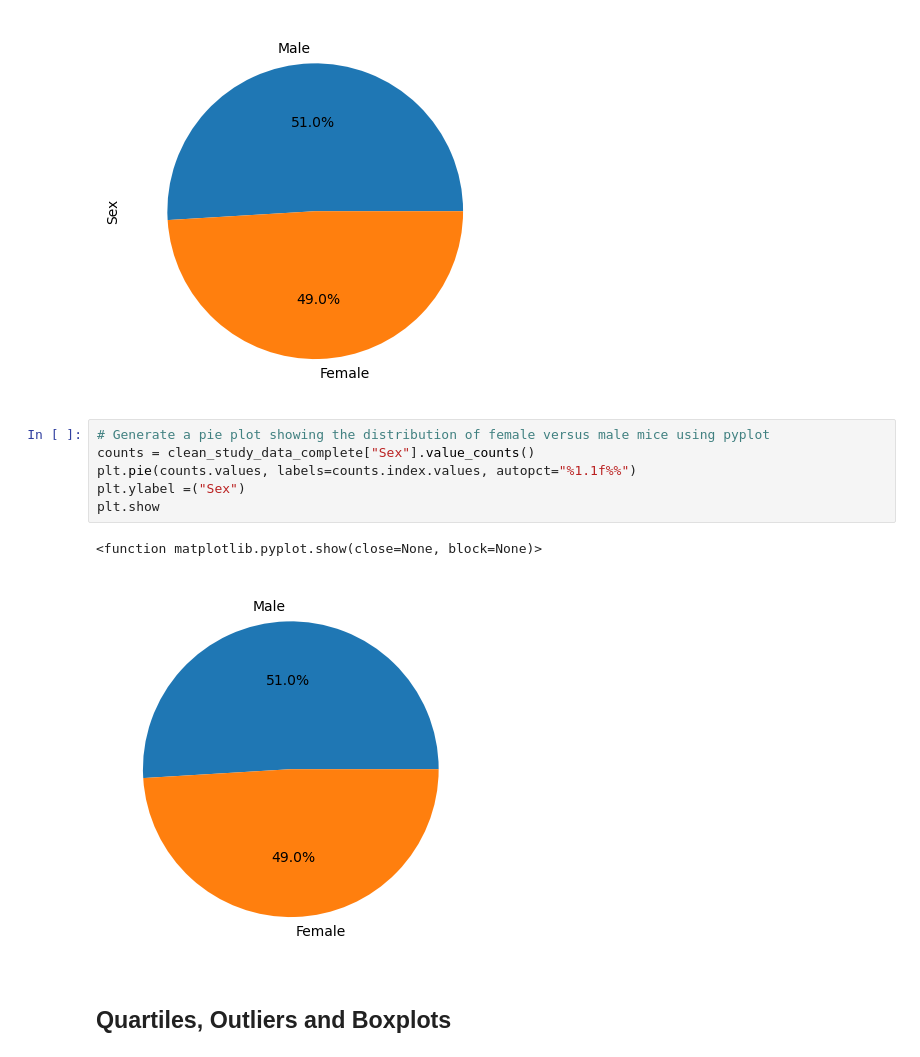
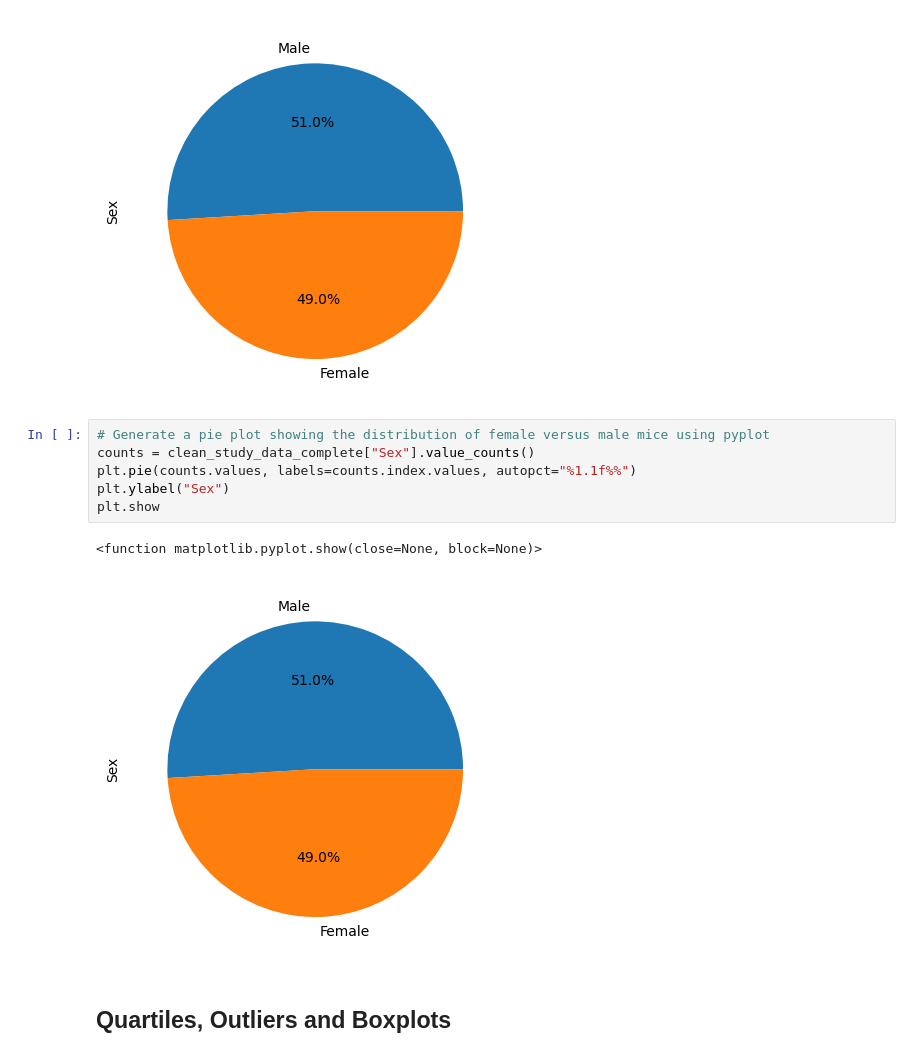
Before and after one commit to Tawn-Scotton/Mathplo_Challenge_Pymaceuticals, a Jupyter notebook: pymaceuticals_starter_last.ipynb, the cells around one changed output. Drawn from its saved outputs; the diff is of its cells as text.

Commit message:
Add files via upload
My final test has an analysis of the different mice studies.  All charts are labeled.

```diff
--- a/pymaceuticals_starter_last.ipynb
+++ b/pymaceuticals_starter_last.ipynb
@@ -179,12 +183,12 @@ counts.plot(kind= "pie",autopct = "%1.1f%%")
 # %%
 # Generate a pie plot showing the distribution of female versus male mice using pyplot
 counts = clean_study_data_complete["Sex"].value_counts()
 plt.pie(counts.values, labels=counts.index.values, autopct="%1.1f%%")
-plt.ylabel =("Sex")
+plt.ylabel("Sex")
 plt.show
 # %% [output]
 <function matplotlib.pyplot.show(close=None, block=None)>
-[figure, old version]
+[figure, new version]
 # %% [markdown]
 ## Quartiles, Outliers and Boxplots
 # %%
```
Also changed, not shown: parts of 7 cells of this notebook.
